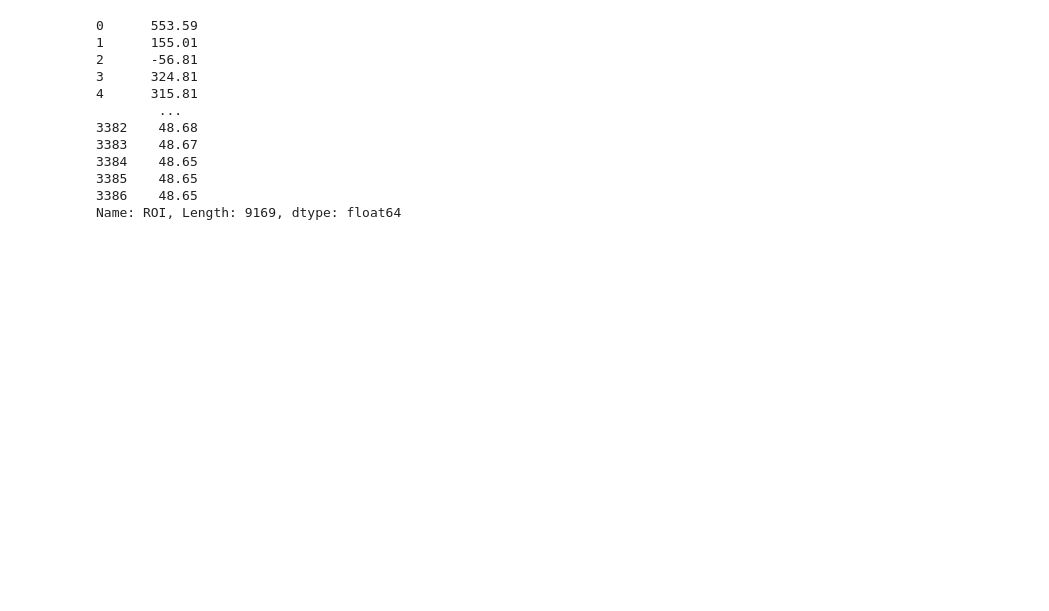
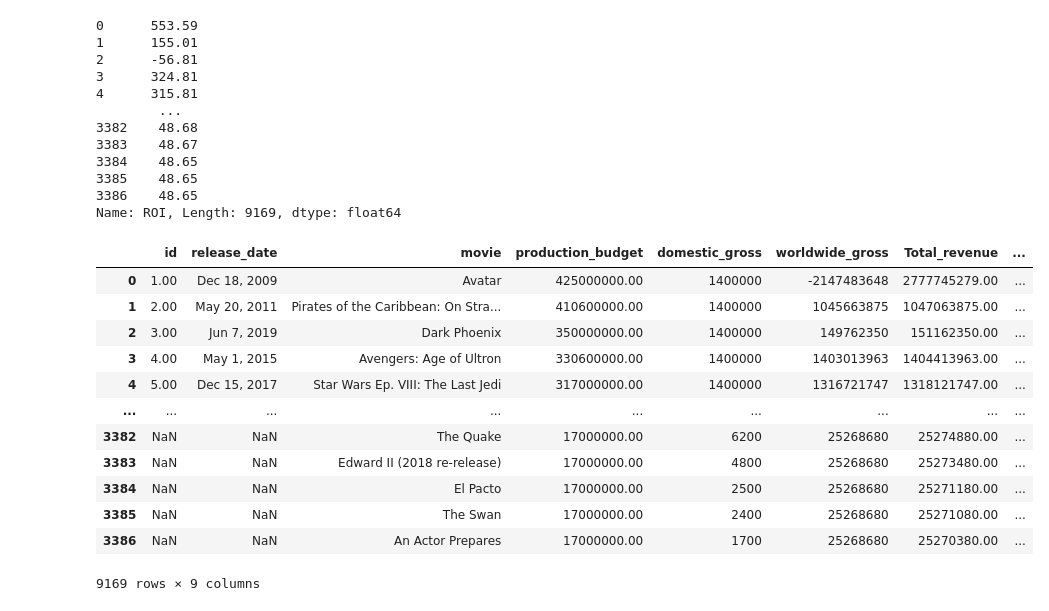
Before and after one commit to jameskoli/phase_one_project, a Jupyter notebook: index.ipynb, the cells around one changed output. Saved outputs shown, nothing was run; the diff lists cells and outputs as text; code cells hidden in the pictures; blank space fills up the shorter version.

```diff
--- a/index.ipynb
+++ b/index.ipynb
@@ -346,3 +364,19 @@ Name: ROI, Length: 9169, dtype: float64
 merged_revenue['domestic_gross'] = merged_revenue['domestic_gross'].round().astype(int)
 
 merged_revenue['worldwide_gross'] = merged_revenue['worldwide_gross'].round().astype(int)
+# %%
+merged_revenue
+# %% [output]
+|  | id | release_date | movie | production_budget | domestic_gross | worldwide_gross | Total_revenue | ... |
+| 0 | 1.00 | Dec 18, 2009 | Avatar | 425000000.00 | 1400000 | -2147483648 | 2777745279.00 | ... |
+| 1 | 2.00 | May 20, 2011 | Pirates of the Caribbean: On Stra... | 410600000.00 | 1400000 | 1045663875 | 1047063875.00 | ... |
+| 2 | 3.00 | Jun 7, 2019 | Dark Phoenix | 350000000.00 | 1400000 | 149762350 | 151162350.00 | ... |
+| 3 | 4.00 | May 1, 2015 | Avengers: Age of Ultron | 330600000.00 | 1400000 | 1403013963 | 1404413963.00 | ... |
+| 4 | 5.00 | Dec 15, 2017 | Star Wars Ep. VIII: The Last Jedi | 317000000.00 | 1400000 | 1316721747 | 1318121747.00 | ... |
+| ... | ... | ... | ... | ... | ... | ... | ... | ... |
+| 3382 | NaN | NaN | The Quake | 17000000.00 | 6200 | 25268680 | 25274880.00 | ... |
+| 3383 | NaN | NaN | Edward II (2018 re-release) | 17000000.00 | 4800 | 25268680 | 25273480.00 | ... |
+| 3384 | NaN | NaN | El Pacto | 17000000.00 | 2500 | 25268680 | 25271180.00 | ... |
+| 3385 | NaN | NaN | The Swan | 17000000.00 | 2400 | 25268680 | 25271080.00 | ... |
+| 3386 | NaN | NaN | An Actor Prepares | 17000000.00 | 1700 | 25268680 | 25270380.00 | ... |
+9169 rows × 9 columns
```
Also changed, not shown: parts of 6 cells of this notebook.
